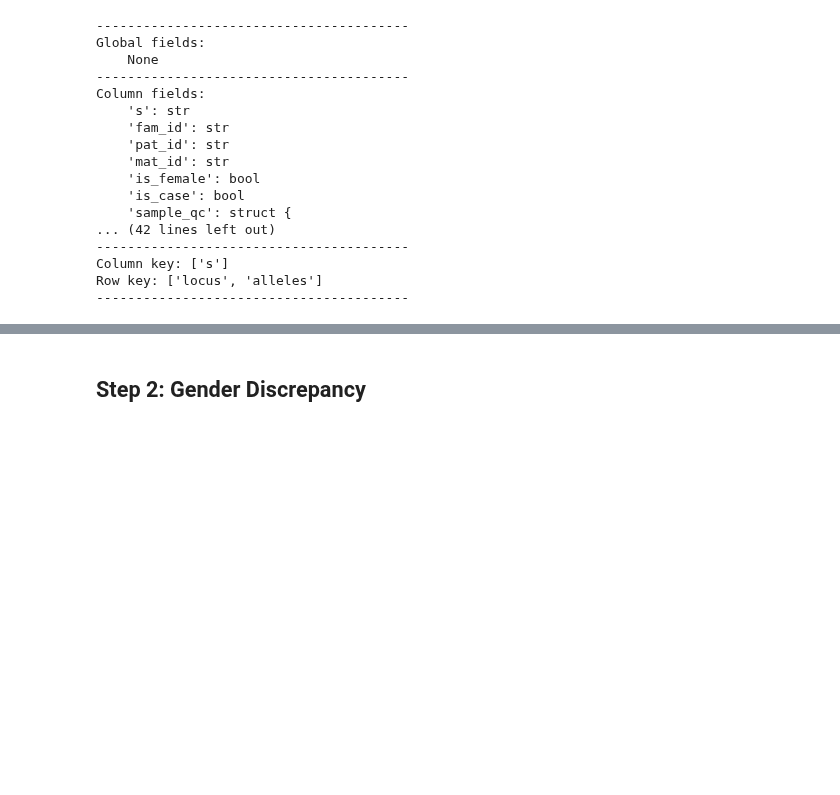
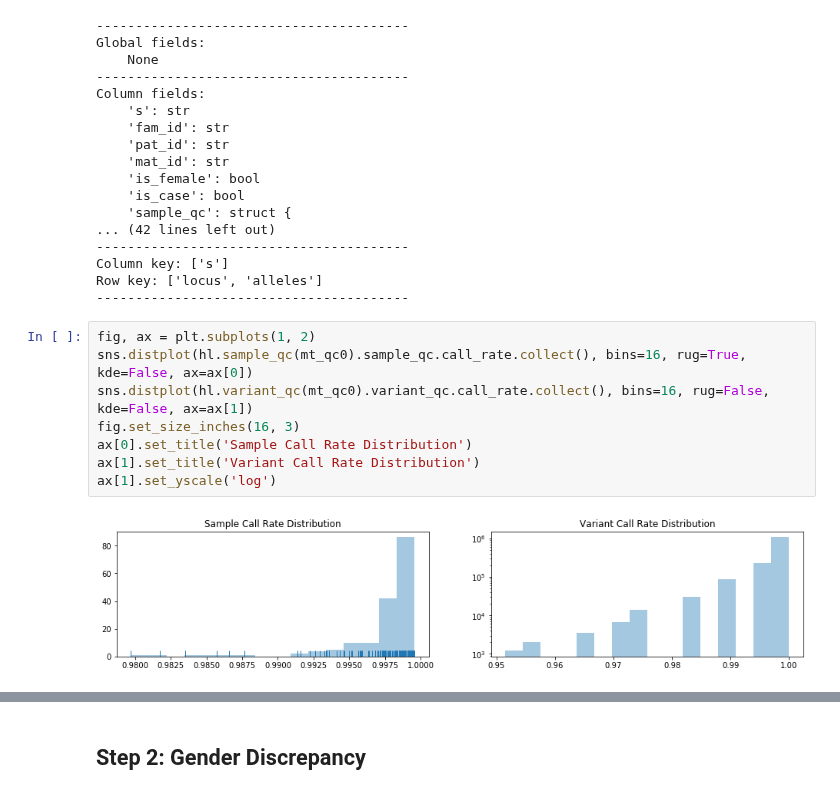
Before and after one commit to related-sciences/gwas-analysis, a Jupyter notebook: notebooks/tutorial/gwas-tutorial-hail.ipynb, the cells around one changed output, grey strips where cells are left out. Cells and saved outputs as stored; diff of their text form; blank space fills up the shorter version.

```diff
--- a/notebooks/tutorial/gwas-tutorial-hail.ipynb
+++ b/notebooks/tutorial/gwas-tutorial-hail.ipynb
@@ -91,3 +126,13 @@ Column fields:
 Column key: ['s']
 Row key: ['locus', 'alleles']
 ----------------------------------------
+# %%
+fig, ax = plt.subplots(1, 2)
+sns.distplot(hl.sample_qc(mt_qc0).sample_qc.call_rate.collect(), bins=16, rug=True, kde=False, ax=ax[0])
+sns.distplot(hl.variant_qc(mt_qc0).variant_qc.call_rate.collect(), bins=16, rug=False, kde=False, ax=ax[1])
+fig.set_size_inches(16, 3)
+ax[0].set_title('Sample Call Rate Distribution')
+ax[1].set_title('Variant Call Rate Distribution')
+ax[1].set_yscale('log')
+# %% [output]
+[figure, added]
```
Also changed, not shown: parts of 32 cells of this notebook, 5 other files.
